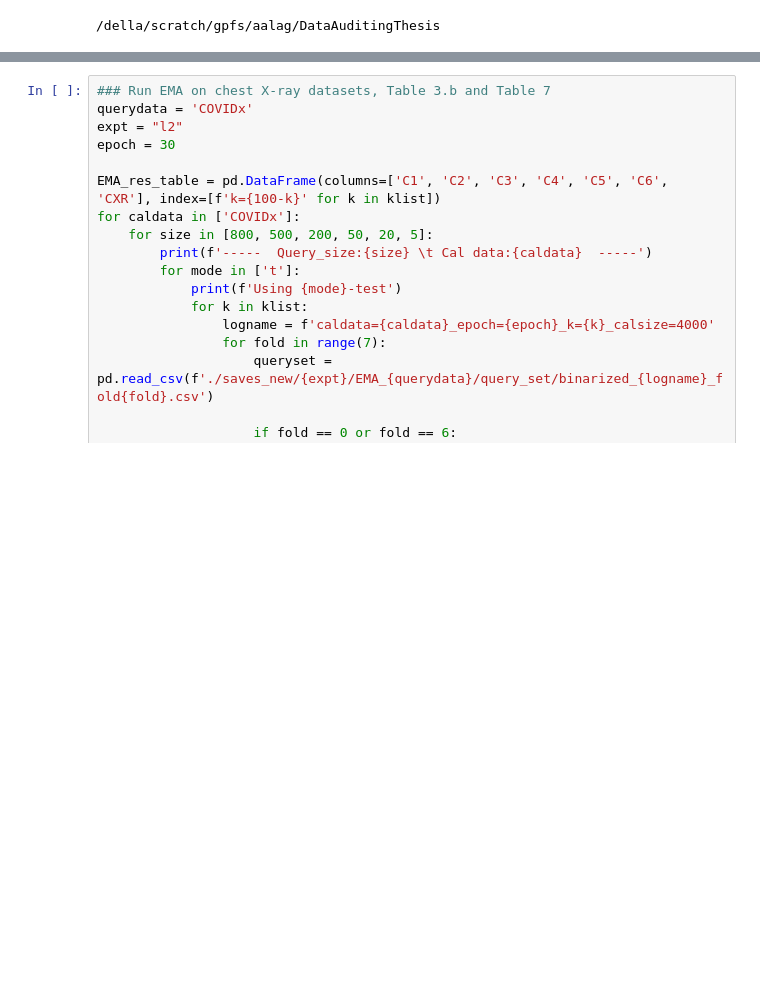
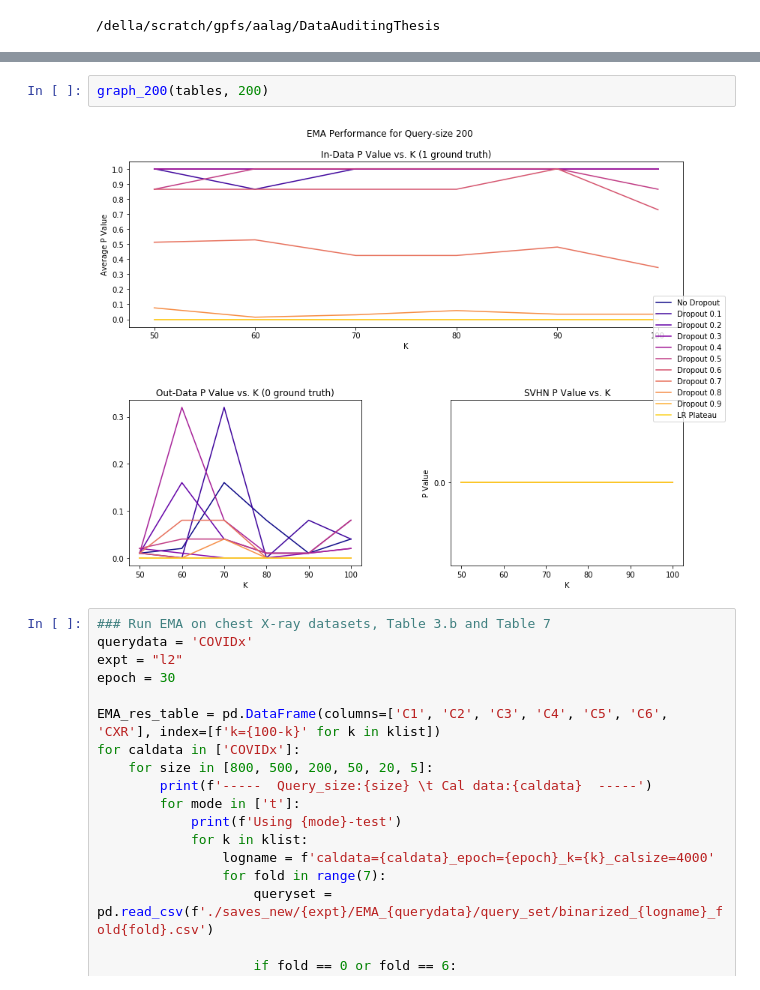
Before and after one commit to ayush-alag/DataAuditing, a Jupyter notebook: aggregate_result.ipynb, the cells around one changed output, grey strips where cells are left out. Drawn from its saved outputs; the diff is of its cells as text; blank space fills up the shorter version.

```diff
--- a/aggregate_result.ipynb
+++ b/aggregate_result.ipynb
@@ -114,3 +276,7 @@ FileNotFoundError: [Errno 2] File b'./saves_new/dropout0.1/EMA_MNIST/query_set/b
+# %%
+graph_200(tables, 200)
+# %% [output]
+[figure, added]
 # %%
 ### Run EMA on chest X-ray datasets, Table 3.b and Table 7
 querydata = 'COVIDx'
```
Also changed, not shown: parts of 8 cells of this notebook, 19 other files.
